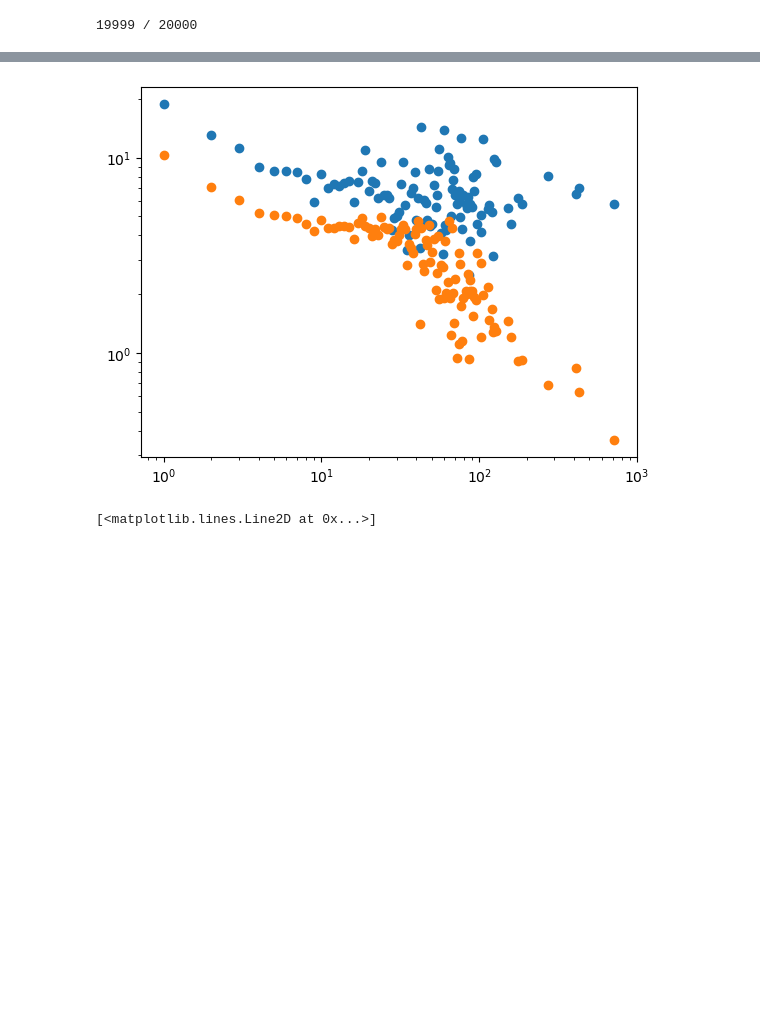
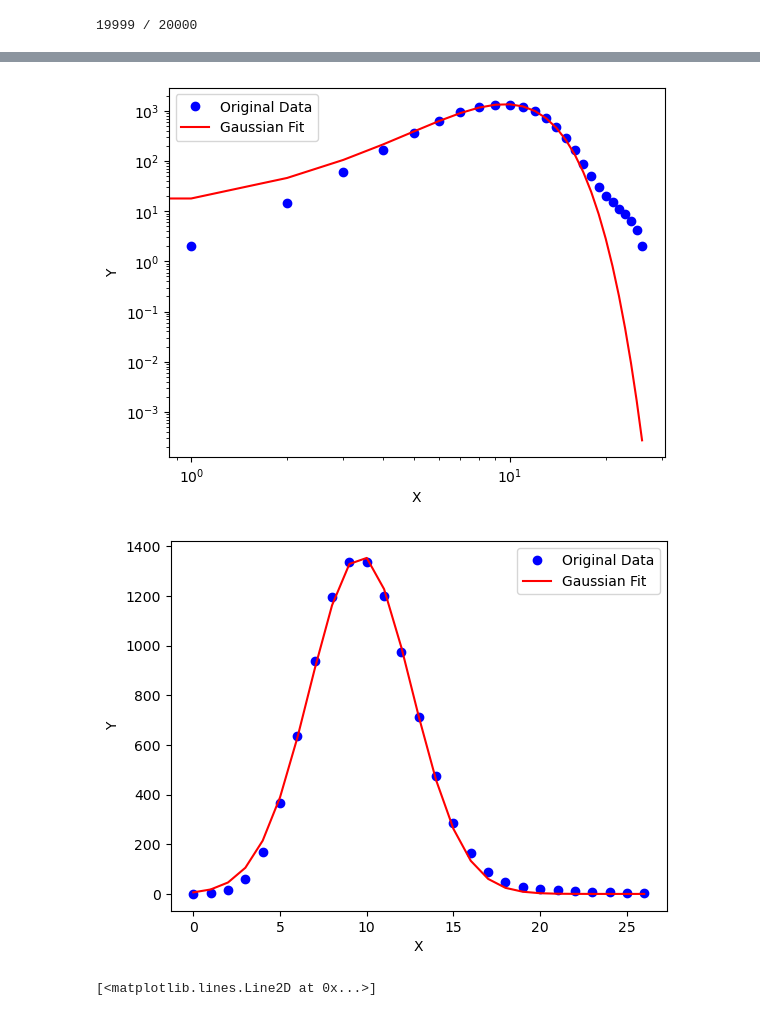
Before and after one commit to oist/NEXTNetPy, a Jupyter notebook: Untitled.ipynb, the cells around one changed output, grey strips where cells are left out. Drawn from its saved outputs; the diff is of its cells as text; code cells hidden in the pictures; blank space fills up the shorter version.

```diff
--- a/Untitled.ipynb
+++ b/Untitled.ipynb
@@ -56,0 +112,6 @@ plt.xscale("log")
+# %%
+x=[n for n in range(len(zk))]
+y=[sum(zk[n]) for n in range(len(zk))]
+plt.scatter(X,Y)
+plt.yscale("log")
+plt.xscale("log")
@@ -57,13 +120,42 @@ plt.xscale("log")
 # %%
-k=np.arange(0,len(knn[0]))
-plt.scatter(k,knn[0])
-# plt.scatter([k for k in range(1,10**2)],[4/(k*(k+1)*(k+2)) for k in range(1,10**2)])
-plt.scatter(k,knn[9])
+import numpy as np
+import matplotlib.pyplot as plt
+from scipy.optimize import curve_fit
+
+# Define the Gaussian function
+def gaussian(x, A, mu, sigma):
+    return A * np.exp(-(x - mu)**2 / (2 * sigma**2))
+
+# Fit the Gaussian curve to the data
+p0 = [1, 0, 1]  # Initial guess for the parameters
+params, _ = curve_fit(gaussian, x, y, p0)
+
+# Extract the fitted parameters
+A_fit, mu_fit, sigma_fit = params
+
+# Generate the fitted curve
+y_fit = gaussian(x, A_fit, mu_fit, sigma_fit)
+
+# Plot the original data and the fitted curve
+plt.plot(x, y, 'bo', label='Original Data')
+plt.plot(x, y_fit, 'r-', label='Gaussian Fit')
+plt.xlabel('X')
+plt.ylabel('Y')
+plt.legend()
 plt.yscale("log")
 plt.xscale("log")
+# Show the plot
 plt.show()
+
+plt.plot(x, y, 'bo', label='Original Data')
+plt.plot(x, y_fit, 'r-', label='Gaussian Fit')
+plt.xlabel('X')
+plt.ylabel('Y')
+plt.legend()
+plt.show()
 # %% [output]
-[figure, old version]
+[figure, new version]
+[figure, added]
 # %%
 n=np.arange(0,len(moments))
 m=np.array(moments)
```
Also changed, not shown: parts of 11 cells of this notebook, 6 other files.
